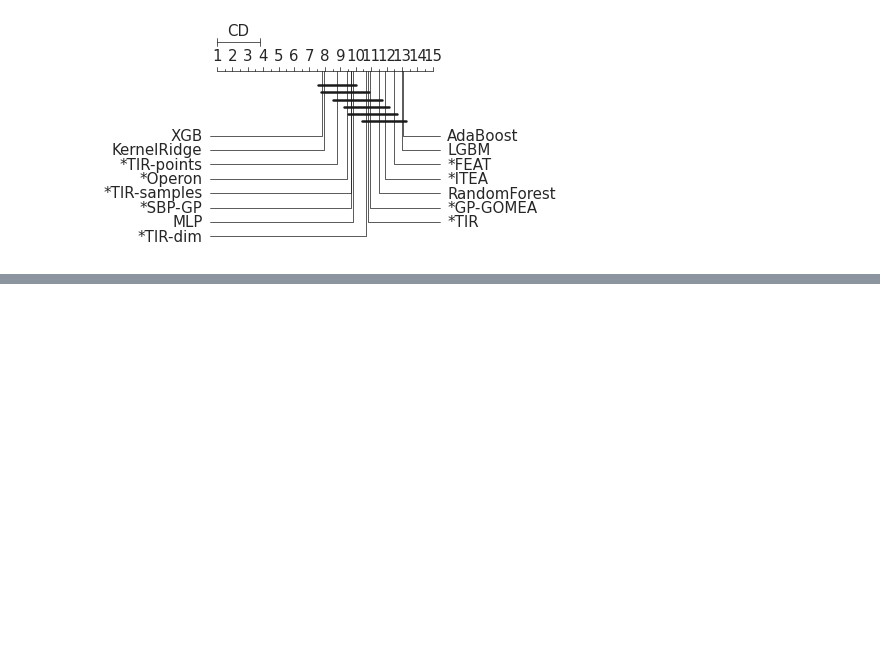
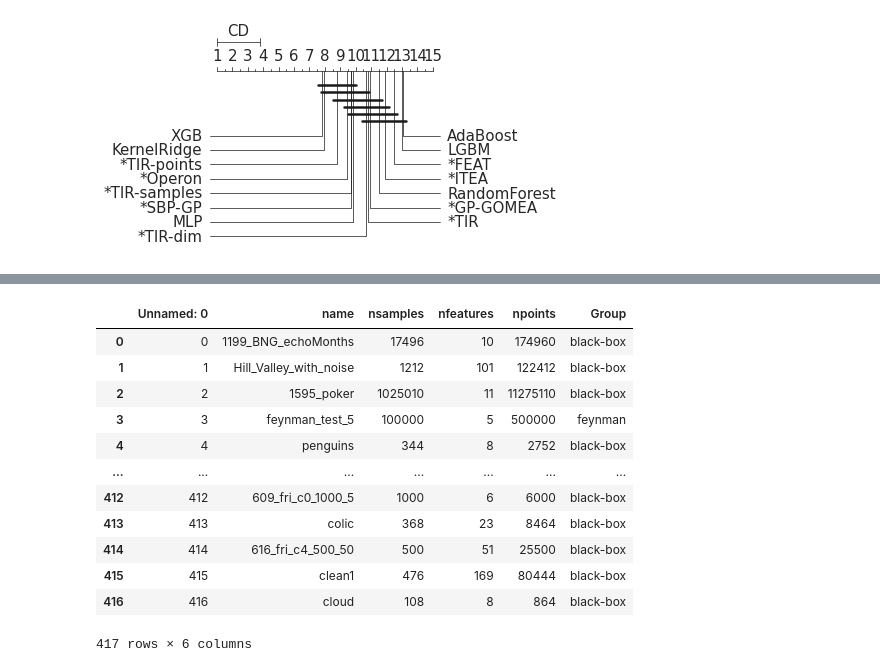
Before and after one commit to folivetti/tir, a Jupyter notebook: srbench/results/Results-Extended.ipynb, the cells around one changed output, grey strips where cells are left out. Cells and saved outputs as stored; diff of their text form; code cells hidden in the pictures; blank space fills up the shorter version.

```diff
--- a/srbench/results/Results-Extended.ipynb
+++ b/srbench/results/Results-Extended.ipynb
@@ -413,0 +516,17 @@ cd_plot(df_plotPenalty[~df_plotPenalty.dataset.str.contains("_fri_")],"figs/cd_n
+# %%
+df_datasets[df_datasets.name.str.contains("_fri_")].name.values
+df_datasets
+# %% [output]
+|  | Unnamed: 0 | name | nsamples | nfeatures | npoints | Group |
+| 0 | 0 | 1199_BNG_echoMonths | 17496 | 10 | 174960 | black-box |
+| 1 | 1 | Hill_Valley_with_noise | 1212 | 101 | 122412 | black-box |
+| 2 | 2 | 1595_poker | 1025010 | 11 | 11275110 | black-box |
+| 3 | 3 | feynman_test_5 | 100000 | 5 | 500000 | feynman |
+| 4 | 4 | penguins | 344 | 8 | 2752 | black-box |
+| ... | ... | ... | ... | ... | ... | ... |
+| 412 | 412 | 609_fri_c0_1000_5 | 1000 | 6 | 6000 | black-box |
+| 413 | 413 | colic | 368 | 23 | 8464 | black-box |
+| 414 | 414 | 616_fri_c4_500_50 | 500 | 51 | 25500 | black-box |
+| 415 | 415 | clean1 | 476 | 169 | 80444 | black-box |
+| 416 | 416 | cloud | 108 | 8 | 864 | black-box |
+417 rows × 6 columns
```
Also changed, not shown: parts of 8 cells of this notebook, 43 other files.
